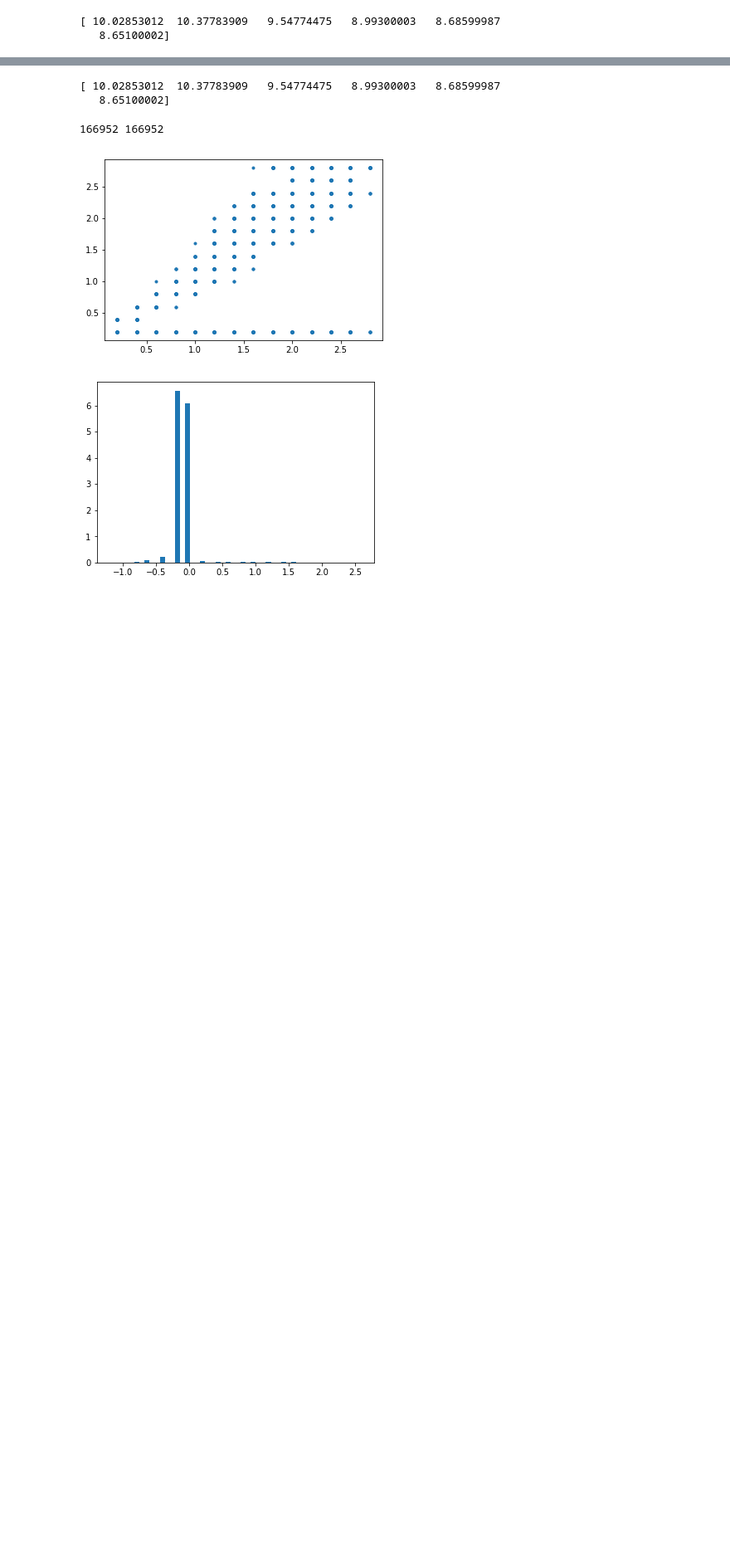
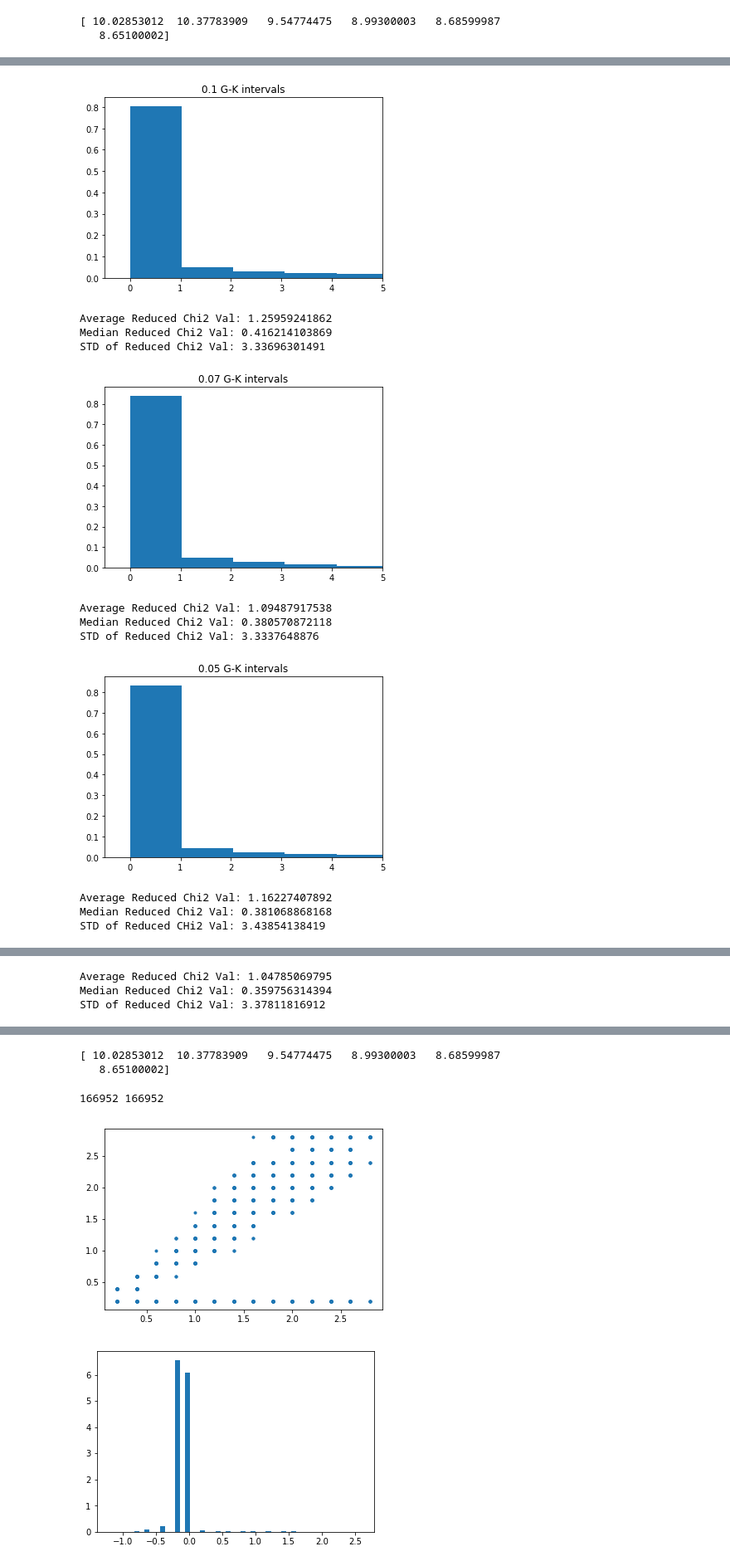
Before and after one commit to leemundy/GAIA, a Jupyter notebook: Work-Areas/khall/notebook/Data/StarFitting.ipynb, the cells around one changed output, grey strips where cells are left out. Shown at 83% size. Drawn from its saved outputs; the diff is of its cells as text; code cells hidden in the pictures; blank space fills up the shorter version.

```diff
--- a/Work-Areas/khall/notebook/Data/StarFitting.ipynb
+++ b/Work-Areas/khall/notebook/Data/StarFitting.ipynb
@@ -568,0 +537,48 @@ for i in range(len(all_starBands)):
+# %%
+# red_Chi2_vals = np.array(red_Chi2_vals)
+# red_Chi2_vals_07 = copy.copy(red_Chi2_vals)
+
+plt.hist(red_Chi2_vals_1[:,0],200,normed=True)
+plt.xlim([-.5,5])
+plt.title('0.1 G-K intervals')
+plt.show()
+print('Average Reduced Chi2 Val:', np.mean(red_Chi2_vals_1[:,0]))
+print('Median Reduced Chi2 Val:', np.median(red_Chi2_vals_1[:,0]))
+print('STD of Reduced Chi2 Val:', np.std(red_Chi2_vals_1[:,0]))
+
+plt.hist(red_Chi2_vals_07[:,0],200,normed=True)
+plt.xlim([-.5,5])
+plt.title('0.07 G-K intervals')
+plt.show()
+print('Average Reduced Chi2 Val:', np.mean(red_Chi2_vals_07[:,0]))
+print('Median Reduced Chi2 Val:', np.median(red_Chi2_vals_07[:,0]))
+print('STD of Reduced Chi2 Val:', np.std(red_Chi2_vals_07[:,0]))
+
+plt.hist(red_Chi2_vals_05[:,0],200,normed=True)
+plt.xlim([-.5,5])
+plt.title('0.05 G-K intervals')
+plt.show()
+print('Average Reduced Chi2 Val:', np.mean(red_Chi2_vals_05[:,0]))
+print('Median Reduced Chi2 Val:', np.median(red_Chi2_vals_05[:,0]))
+print('STD of Reduced CHi2 Val:', np.std(red_Chi2_vals_05[:,0]))
+
+plt.hist(red_Chi2_vals_03[:,0],200,normed=True)
+plt.xlim([-.5,5])
+plt.title('0.03 G-K intervals')
+plt.show()
+print('Average Reduced Chi2 Val:', np.mean(red_Chi2_vals_03[:,0]))
+print('Median Reduced Chi2 Val:', np.median(red_Chi2_vals_03[:,0]))
+print('STD of Reduced Chi2 Val:', np.std(red_Chi2_vals_03[:,0]))
+# %% [output]
+[figure, added]
+Average Reduced Chi2 Val: 1.25959241862
+Median Reduced Chi2 Val: 0.416214103869
+STD of Reduced Chi2 Val: 3.33696301491
+[figure, added]
+Average Reduced Chi2 Val: 1.09487917538
+Median Reduced Chi2 Val: 0.380570872118
+STD of Reduced Chi2 Val: 3.3337648876
+[figure, added]
+Average Reduced Chi2 Val: 1.16227407892
+Median Reduced Chi2 Val: 0.381068868168
+STD of Reduced CHi2 Val: 3.43854138419
@@ -569 +586,4 @@ for i in range(len(all_starBands)):
+Average Reduced Chi2 Val: 1.04785069795
+Median Reduced Chi2 Val: 0.359756314394
+STD of Reduced Chi2 Val: 3.37811816912
 # %% [markdown]
```
Also changed, not shown: parts of 24 cells of this notebook.
